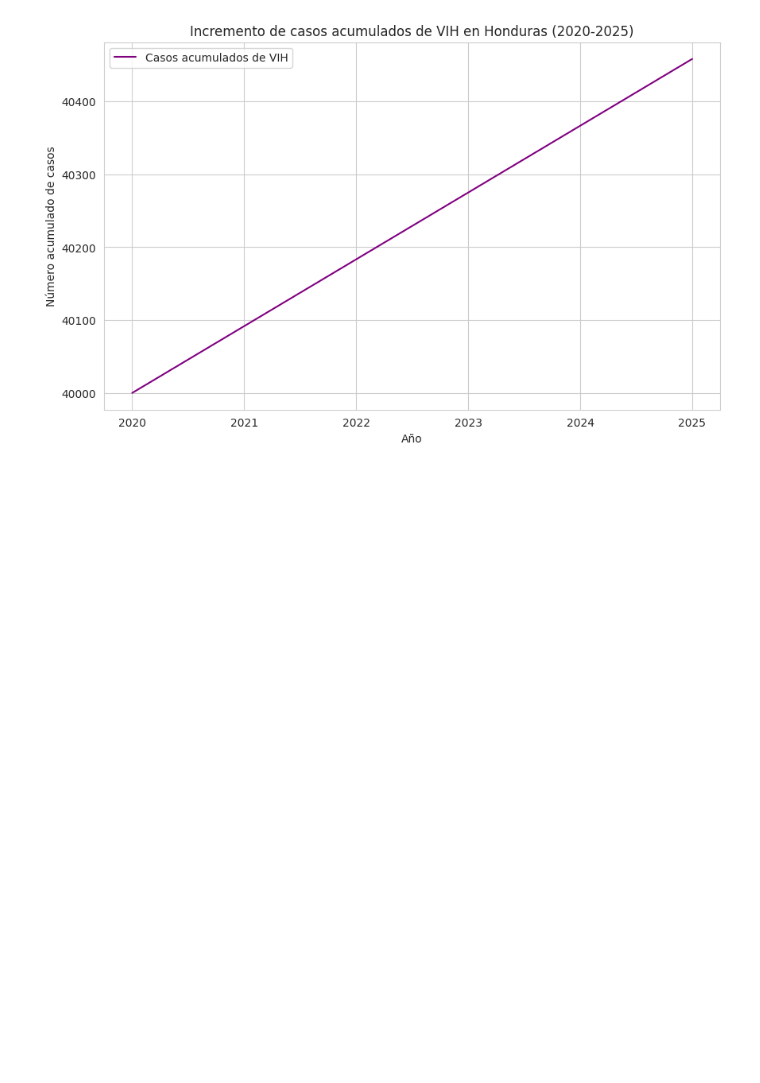
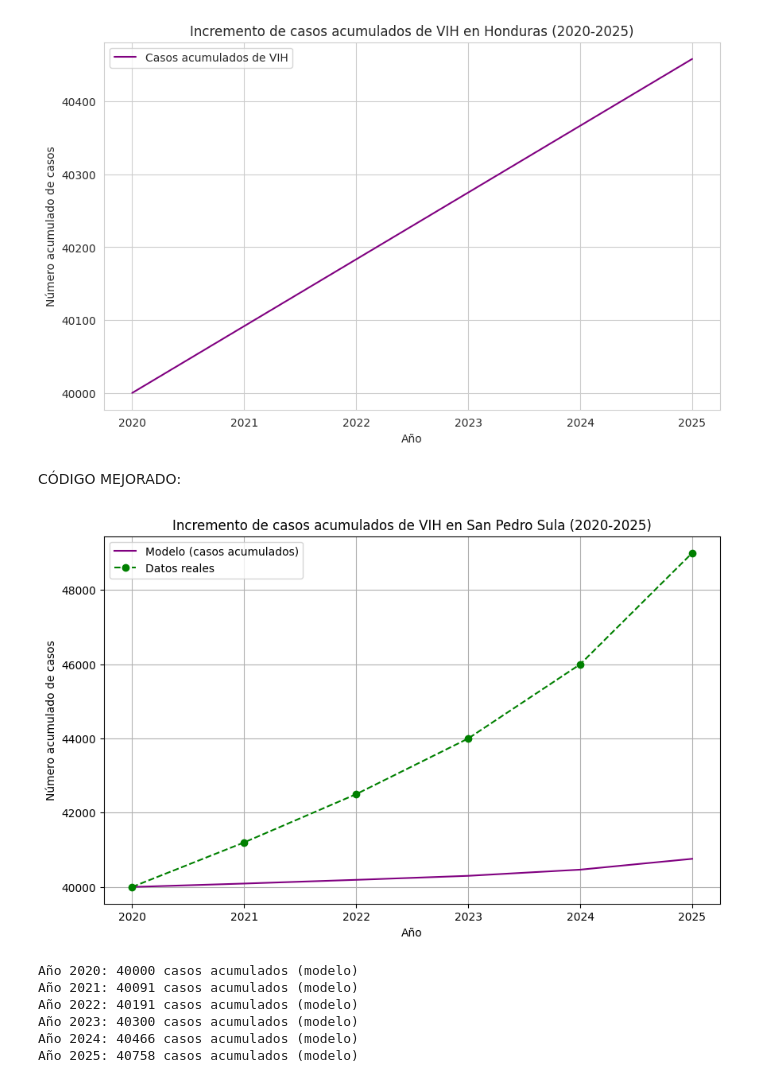
Before and after one commit to see5a/AnalisisILab, a Jupyter notebook: Laboratorio_Análisis_Numérico_Tarea.ipynb, the cells around one changed output. Saved outputs shown, nothing was run; the diff lists cells and outputs as text; code cells hidden in the pictures; blank space fills up the shorter version.

```diff
--- a/Laboratorio_Análisis_Numérico_Tarea.ipynb
+++ b/Laboratorio_Análisis_Numérico_Tarea.ipynb
@@ -38,3 +40,60 @@ plt.legend()
 plt.show()
 # %% [output]
 [figure]
+# %% [markdown]
+CÓDIGO MEJORADO:
+# %%
+import numpy as np
+import matplotlib.pyplot as plt
+
+# Parámetros
+años = 5
+dt = 1/12  # Paso mensual
+n_pasos = int(años / dt)
+
+# Datos iniciales
+I0 = 40000  # Casos acumulados aproximados en 2020
+
+# Tasa anual variable (puedes ajustarla según datos reales)
+r_anual = [1100, 1200, 1300, 2000, 3500]  # Ejemplo de variación anual
+r_mensual = []
+for año in r_anual:
+    r_mensual.extend([año / 12] * 12)
+
+# Vector para almacenar resultados
+I = np.zeros(n_pasos+1)
+t = np.linspace(0, años, n_pasos+1)
+I[0] = I0
+
+# Método de Euler con tasa variable
+for i in range(n_pasos):
+    dI_dt = r_mensual[i]
+    I[i+1] = I[i] + dI_dt * dt
+
+# Datos reales para comparación (puedes actualizar estos valores)
+años_reales = [2020, 2021, 2022, 2023, 2024, 2025]
+casos_reales = [40000, 41200, 42500, 44000, 46000, 49000]
+
+# Graficar resultados
+plt.figure(figsize=(10,6))
+plt.plot(t + 2020, I, label='Modelo (casos acumulados)', color='purple')
+plt.plot(años_reales, casos_reales, 'o--', label='Datos reales', color='green')
+plt.xlabel('Año')
+plt.ylabel('Número acumulado de casos')
+plt.title('Incremento de casos acumulados de VIH en San Pedro Sula (2020-2025)')
+plt.grid(True)
+plt.legend()
+plt.show()
+
+# Imprimir resultados clave
+for año in range(años+1):
+    idx = int(año/dt)
+    print(f"Año {2020+año}: {int(I[idx])} casos acumulados (modelo)")
+# %% [output]
+[figure, added]
+Año 2020: 40000 casos acumulados (modelo)
+Año 2021: 40091 casos acumulados (modelo)
+Año 2022: 40191 casos acumulados (modelo)
+Año 2023: 40300 casos acumulados (modelo)
+Año 2024: 40466 casos acumulados (modelo)
+Año 2025: 40758 casos acumulados (modelo)
```
Also changed, not shown: parts of 1 cell of this notebook.
